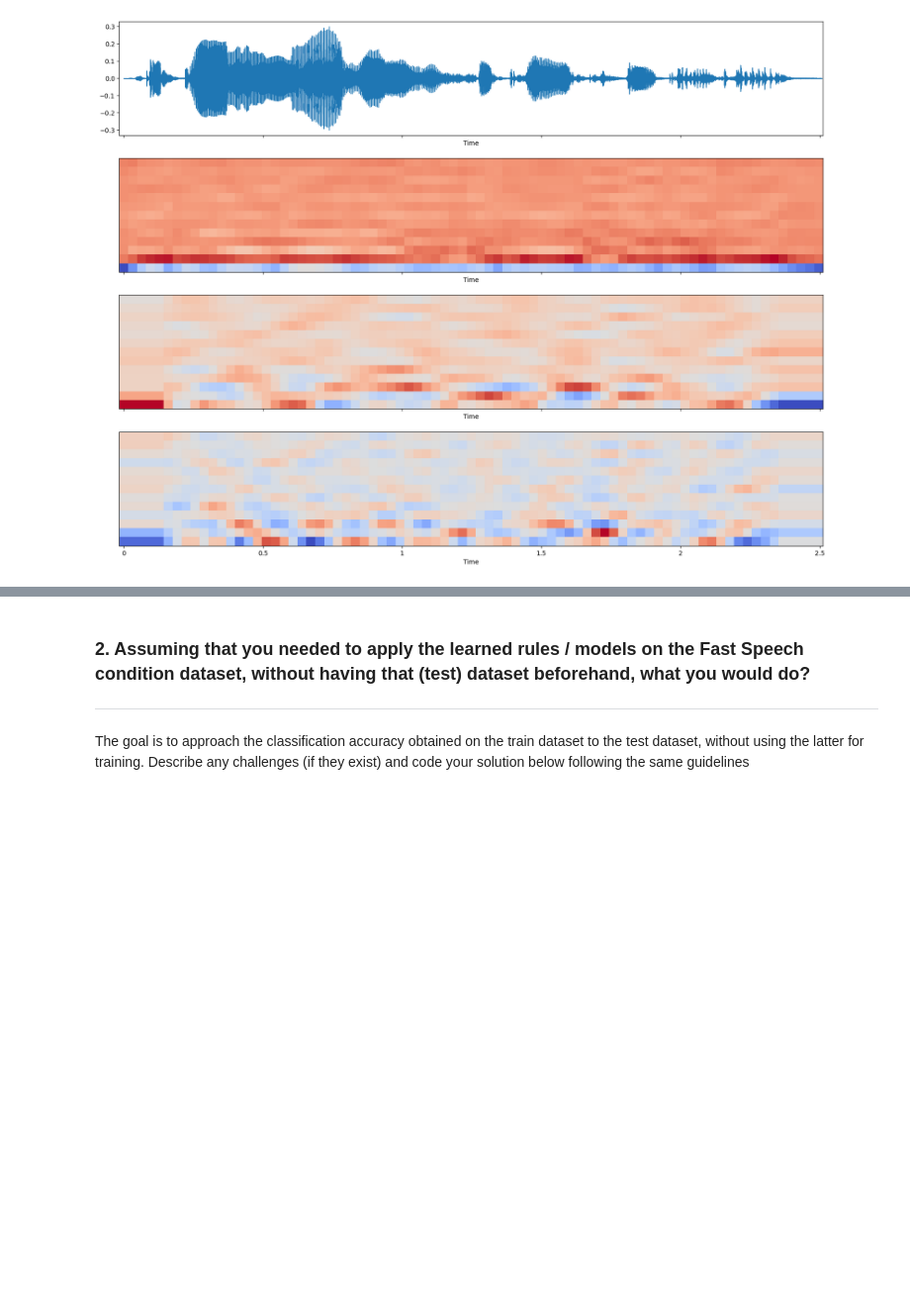
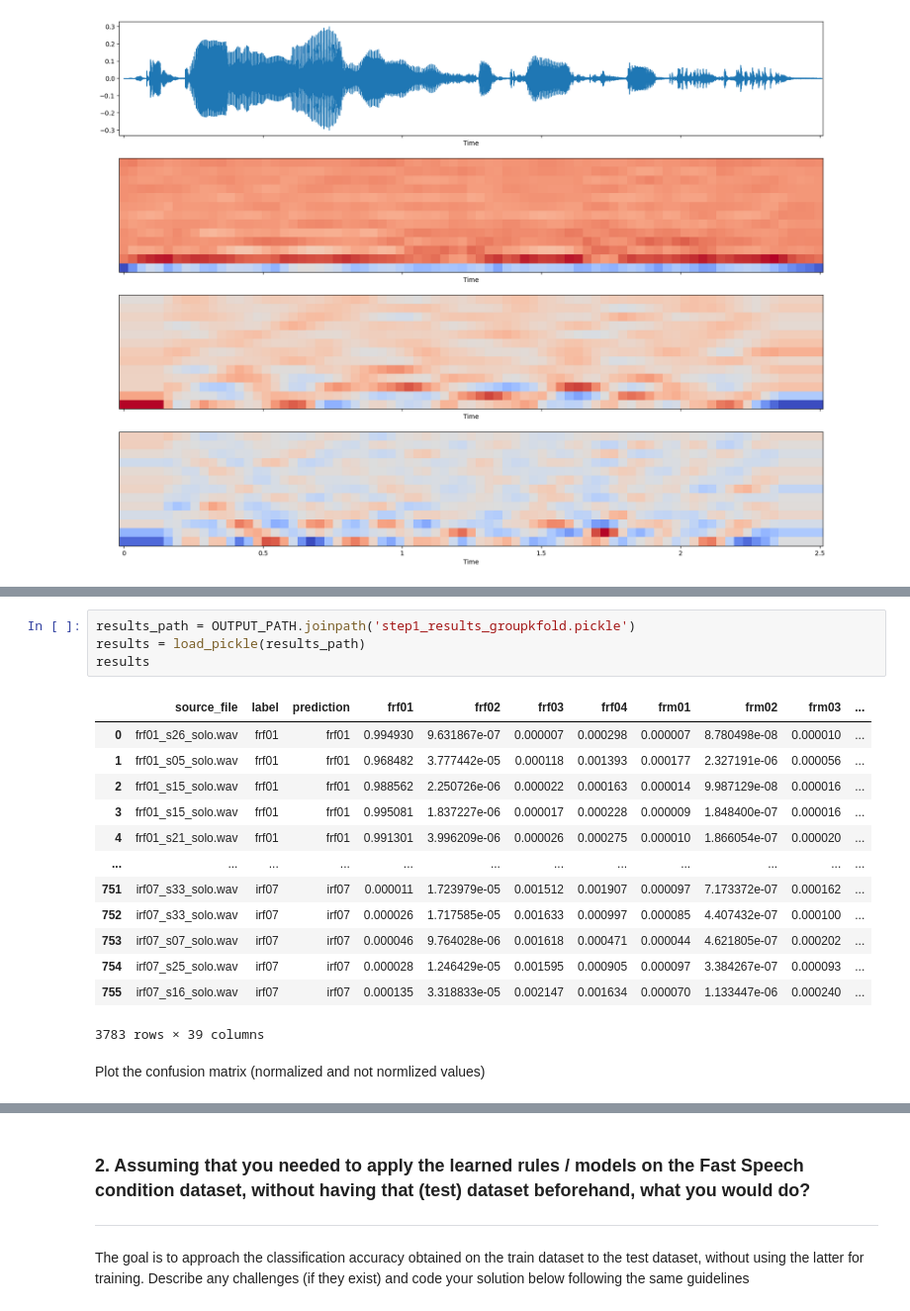
Before and after one commit to iliaskior/automatic-speech-recognition, a Jupyter notebook: assignment.ipynb, the cells around one changed output, grey strips where cells are left out. Shown at 99% size. Drawn from its saved outputs; the diff is of its cells as text; blank space fills up the shorter version.

```diff
--- a/assignment.ipynb
+++ b/assignment.ipynb
@@ -378,0 +149,20 @@ Epoch 20/20
+# %%
+results_path = OUTPUT_PATH.joinpath('step1_results_groupkfold.pickle')
+results = load_pickle(results_path)
+results
+# %% [output]
+|  | source_file | label | prediction | frf01 | frf02 | frf03 | frf04 | frm01 | frm02 | frm03 | ... |
+| 0 | frf01_s26_solo.wav | frf01 | frf01 | 0.994930 | 9.631867e-07 | 0.000007 | 0.000298 | 0.000007 | 8.780498e-08 | 0.000010 | ... |
+| 1 | frf01_s05_solo.wav | frf01 | frf01 | 0.968482 | 3.777442e-05 | 0.000118 | 0.001393 | 0.000177 | 2.327191e-06 | 0.000056 | ... |
+| 2 | frf01_s15_solo.wav | frf01 | frf01 | 0.988562 | 2.250726e-06 | 0.000022 | 0.000163 | 0.000014 | 9.987129e-08 | 0.000016 | ... |
+| 3 | frf01_s15_solo.wav | frf01 | frf01 | 0.995081 | 1.837227e-06 | 0.000017 | 0.000228 | 0.000009 | 1.848400e-07 | 0.000016 | ... |
+| 4 | frf01_s21_solo.wav | frf01 | frf01 | 0.991301 | 3.996209e-06 | 0.000026 | 0.000275 | 0.000010 | 1.866054e-07 | 0.000020 | ... |
+| ... | ... | ... | ... | ... | ... | ... | ... | ... | ... | ... | ... |
+| 751 | irf07_s33_solo.wav | irf07 | irf07 | 0.000011 | 1.723979e-05 | 0.001512 | 0.001907 | 0.000097 | 7.173372e-07 | 0.000162 | ... |
+| 752 | irf07_s33_solo.wav | irf07 | irf07 | 0.000026 | 1.717585e-05 | 0.001633 | 0.000997 | 0.000085 | 4.407432e-07 | 0.000100 | ... |
+| 753 | irf07_s07_solo.wav | irf07 | irf07 | 0.000046 | 9.764028e-06 | 0.001618 | 0.000471 | 0.000044 | 4.621805e-07 | 0.000202 | ... |
+| 754 | irf07_s25_solo.wav | irf07 | irf07 | 0.000028 | 1.246429e-05 | 0.001595 | 0.000905 | 0.000097 | 3.384267e-07 | 0.000093 | ... |
+| 755 | irf07_s16_solo.wav | irf07 | irf07 | 0.000135 | 3.318833e-05 | 0.002147 | 0.001634 | 0.000070 | 1.133447e-06 | 0.000240 | ... |
+3783 rows × 39 columns
+# %% [markdown]
+Plot the confusion matrix (normalized and not normlized values)
```
Also changed, not shown: parts of 29 cells of this notebook, 5 other files.
